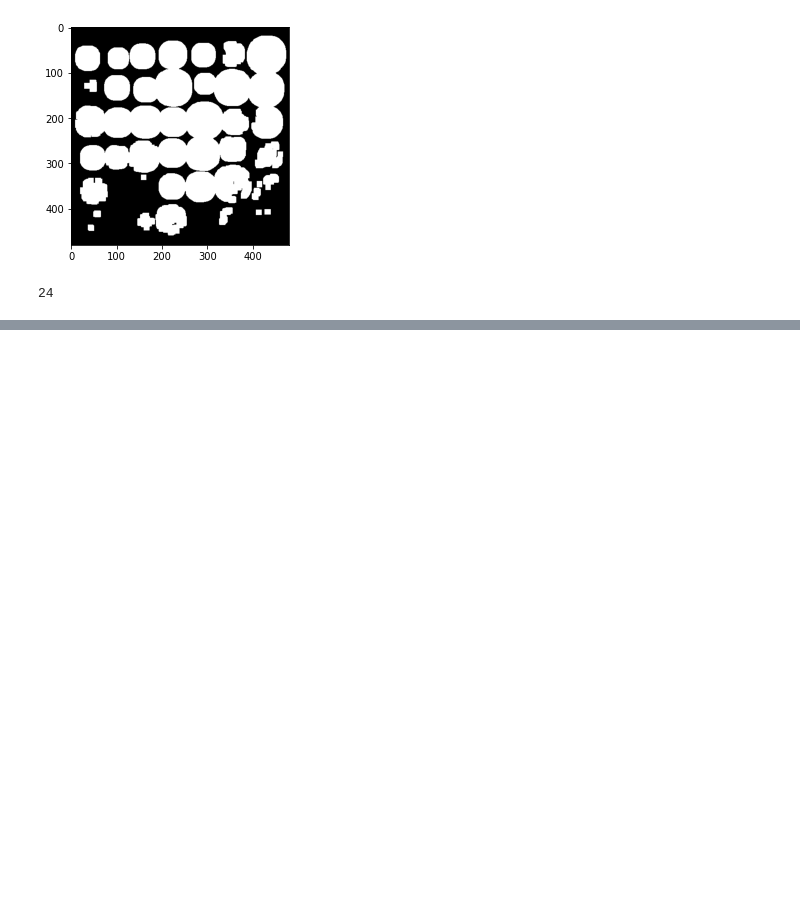
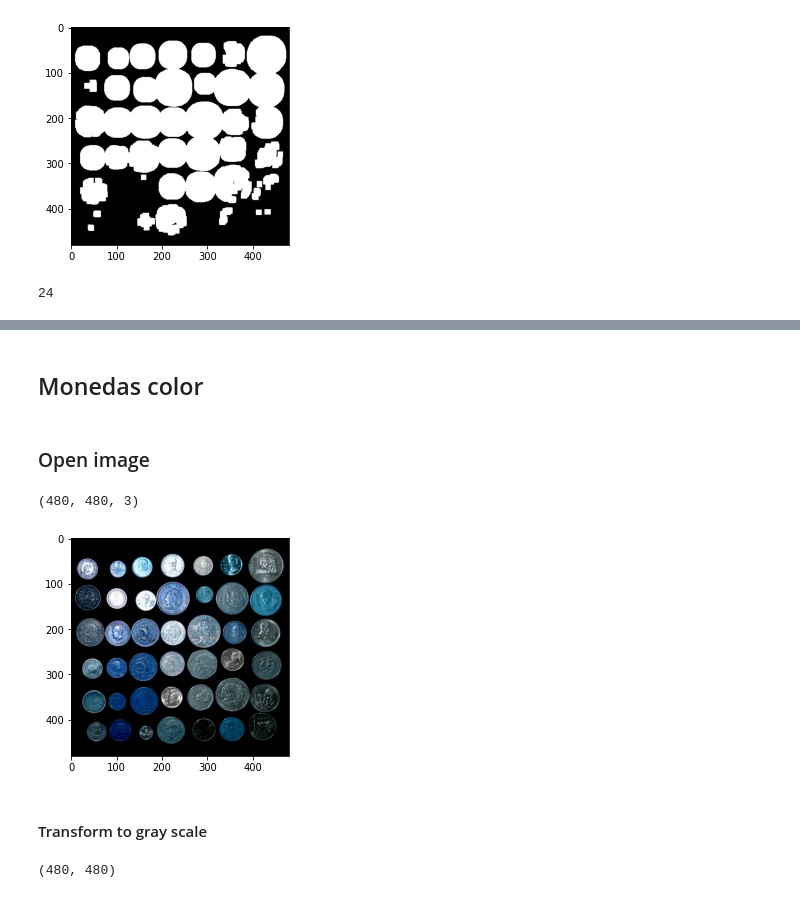
Before and after one commit to Bryan-Suelo/machine_learning, a Jupyter notebook: morphological_operations/exercise.ipynb, the cells around one changed output, grey strips where cells are left out. Cells and saved outputs as stored; diff of their text form; code cells hidden in the pictures; blank space fills up the shorter version.

Commit message:
Exercise performed in different images

```diff
--- a/morphological_operations/exercise.ipynb
+++ b/morphological_operations/exercise.ipynb
@@ -118,0 +119,21 @@ plt.show()
+# %% [markdown]
+## Monedas color
+# %% [markdown]
+### Open image
+# %%
+monedas_2 = cv.imread('monedas2.png')
+monedas_2.shape
+# %% [output]
+(480, 480, 3)
+# %%
+plt.imshow(monedas_2, cmap='gray')
+plt.show()
+# %% [output]
+[figure, added]
+# %% [markdown]
+#### Transform to gray scale
+# %%
+monedas_2_gray = cv.cvtColor(monedas_2, cv.COLOR_BGR2GRAY)
+print(monedas_2_gray.shape)
+# %% [output]
+(480, 480)
```
Also changed, not shown: parts of 26 cells of this notebook, 3 other files.
